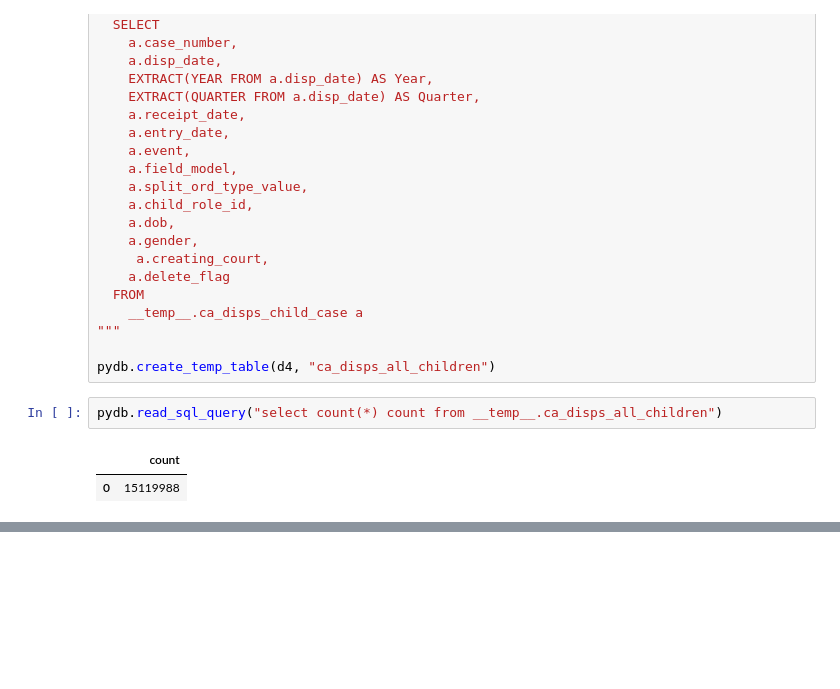
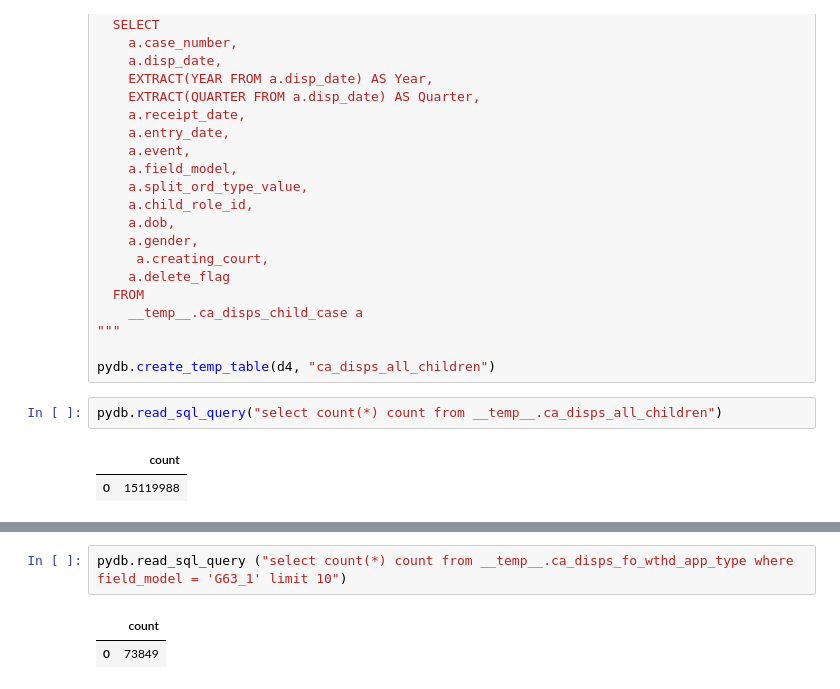
Before and after one commit to moj-analytical-services/FCSQ_data, a Jupyter notebook: data/ca_act_disps.ipynb, the cells around one changed output, grey strips where cells are left out. Saved outputs shown, nothing was run; the diff lists cells and outputs as text; blank space fills up the shorter version.

```diff
--- a/data/ca_act_disps.ipynb
+++ b/data/ca_act_disps.ipynb
@@ -238,0 +263,5 @@ d5 = f"""
+# %%
+pydb.read_sql_query ("select count(*) count from __temp__.ca_disps_fo_wthd_app_type where field_model = 'G63_1' limit 10")
+# %% [output]
+|  | count |
+| 0 | 73849 |
```
Also changed, not shown: parts of 6 cells of this notebook.
